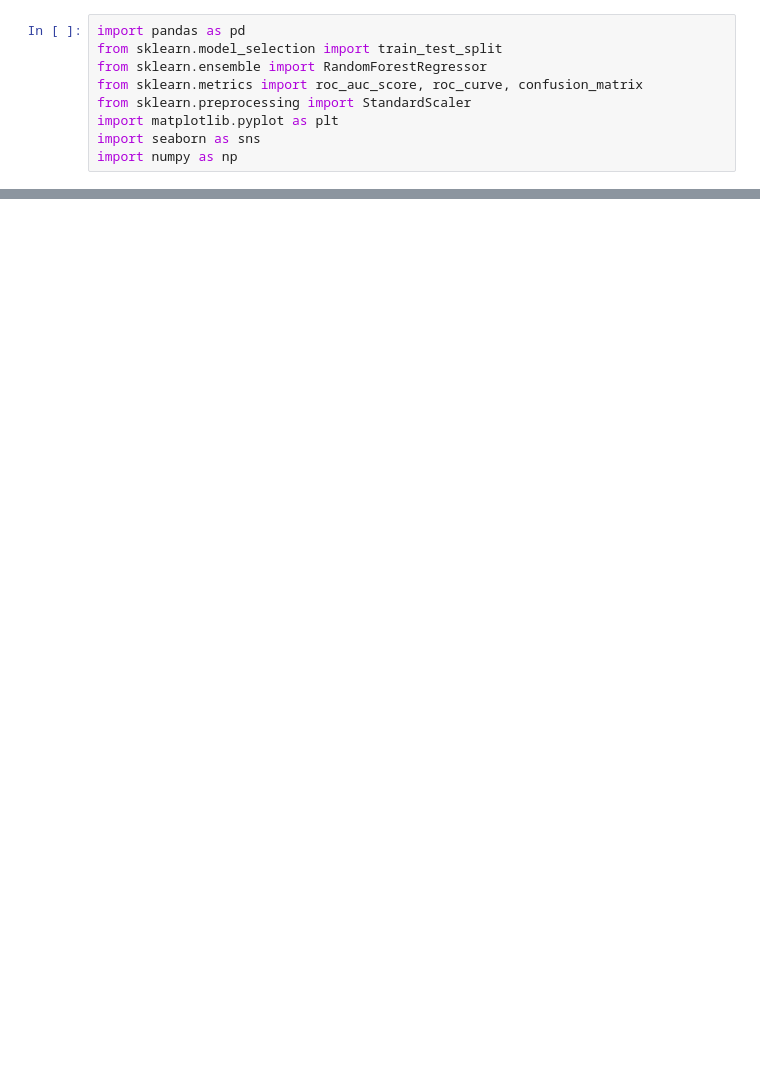
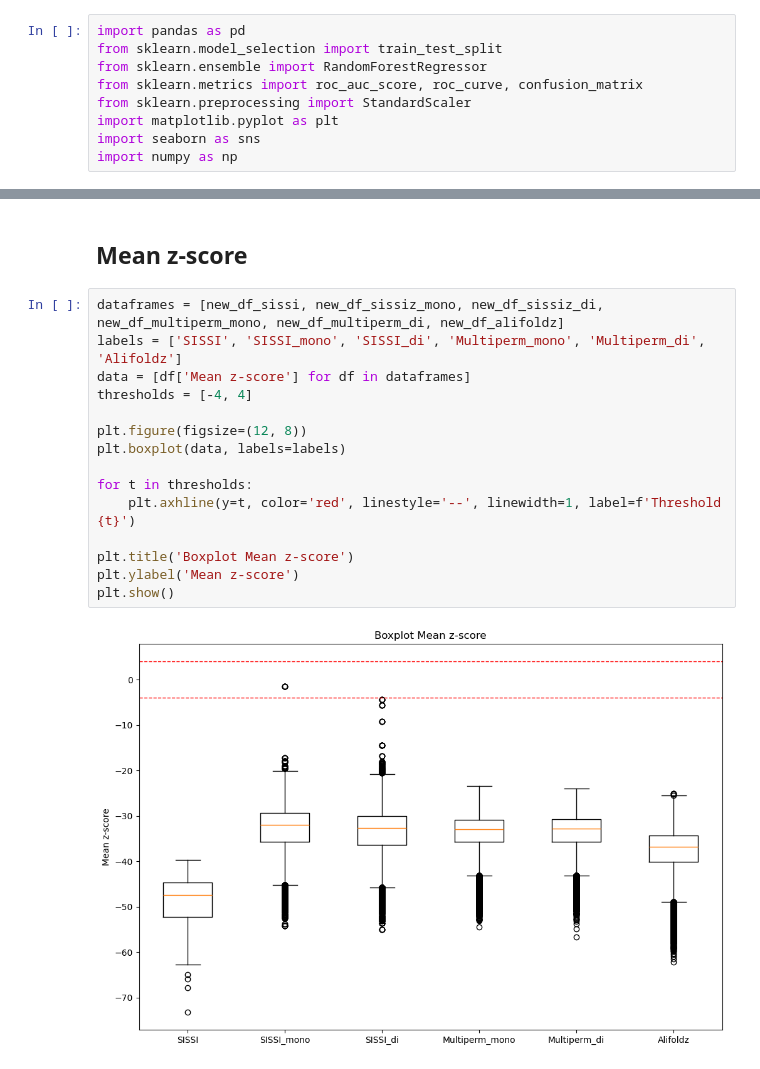
Before and after one commit to Faragas91/Masterarbeit, a Jupyter notebook: Scripts/RNAz_analyze.ipynb, the cells around one changed output, grey strips where cells are left out. Saved outputs shown, nothing was run; the diff lists cells and outputs as text; blank space fills up the shorter version.

```diff
--- a/Scripts/RNAz_analyze.ipynb
+++ b/Scripts/RNAz_analyze.ipynb
@@ -117,0 +272,19 @@ plt.show()
+# %% [markdown]
+## Mean z-score
+# %%
+dataframes = [new_df_sissi, new_df_sissiz_mono, new_df_sissiz_di, new_df_multiperm_mono, new_df_multiperm_di, new_df_alifoldz]
+labels = ['SISSI', 'SISSI_mono', 'SISSI_di', 'Multiperm_mono', 'Multiperm_di', 'Alifoldz']
+data = [df['Mean z-score'] for df in dataframes]
+thresholds = [-4, 4]
+
+plt.figure(figsize=(12, 8))
+plt.boxplot(data, labels=labels)
+
+for t in thresholds:
+    plt.axhline(y=t, color='red', linestyle='--', linewidth=1, label=f'Threshold {t}')
+
+plt.title('Boxplot Mean z-score')
+plt.ylabel('Mean z-score')
+plt.show()
+# %% [output]
+[figure, added]
```
Also changed, not shown: parts of 30 cells of this notebook, 20 other files.
